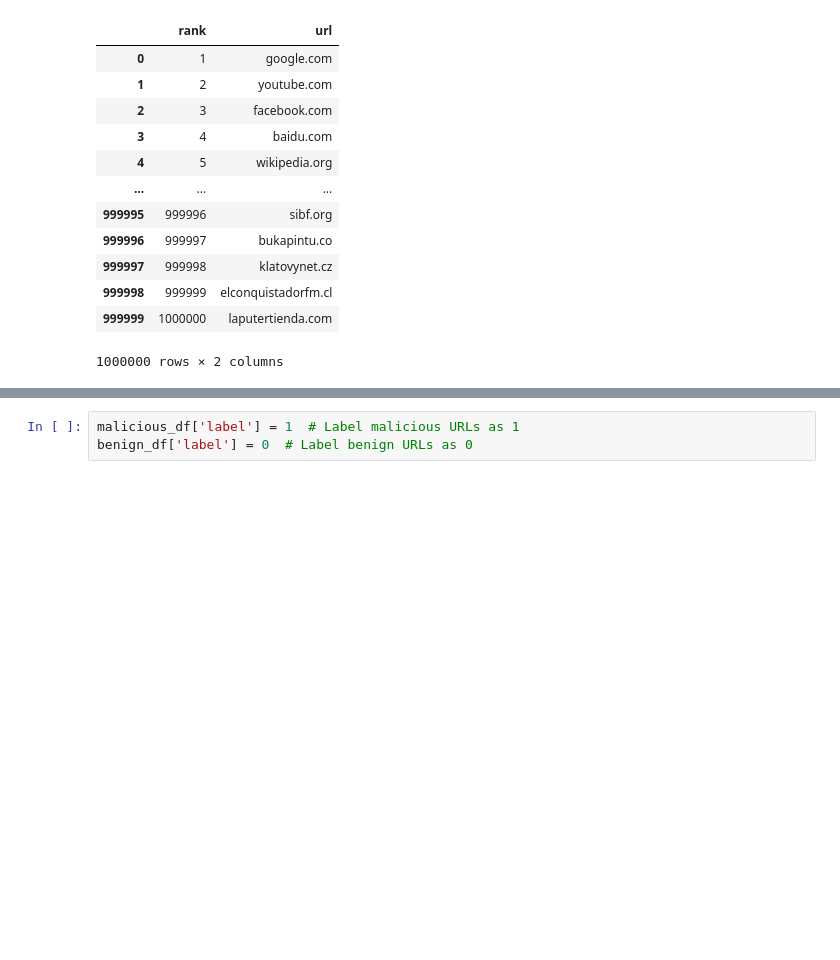
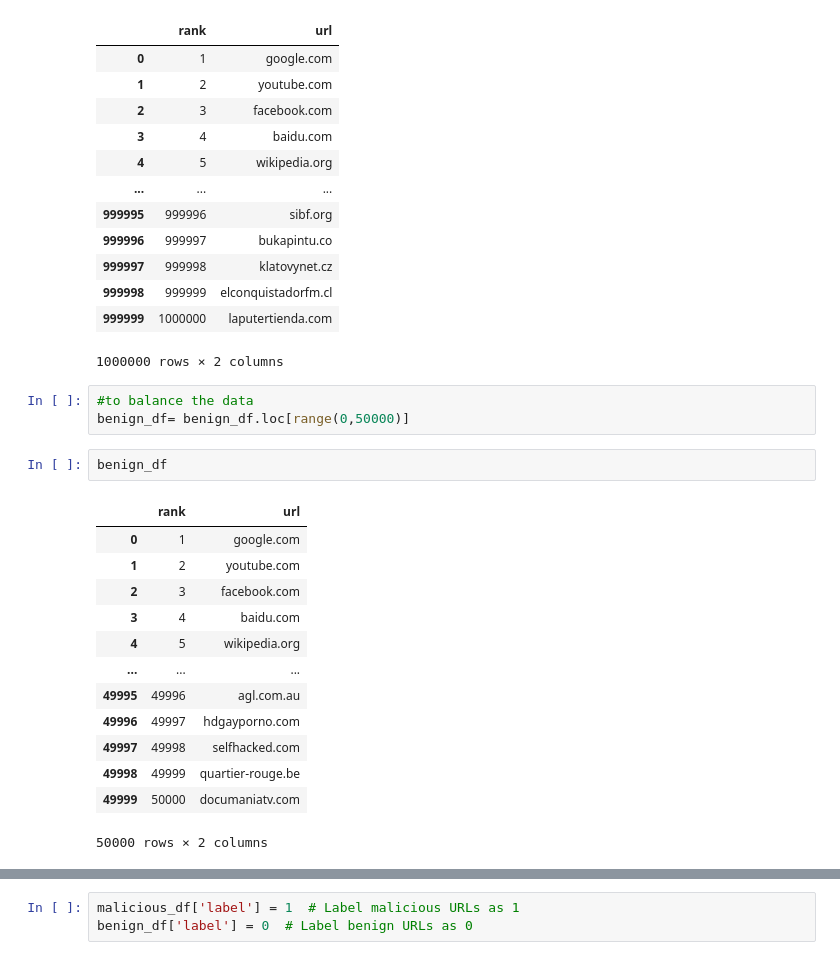
Before and after one commit to BarGoldman/Final-Project-Machine-Learning-Phishing-URL, a Jupyter notebook: model.ipynb, the cells around one changed output, grey strips where cells are left out. Drawn from its saved outputs; the diff is of its cells as text; blank space fills up the shorter version.

```diff
--- a/model.ipynb
+++ b/model.ipynb
@@ -81,6 +81,25 @@ benign_df
 | 999998 | 999999 | elconquistadorfm.cl |
 | 999999 | 1000000 | laputertienda.com |
 1000000 rows × 2 columns
+# %%
+#to balance the data
+benign_df= benign_df.loc[range(0,50000)]
+# %%
+benign_df
+# %% [output]
+|  | rank | url |
+| 0 | 1 | google.com |
+| 1 | 2 | youtube.com |
+| 2 | 3 | facebook.com |
+| 3 | 4 | baidu.com |
+| 4 | 5 | wikipedia.org |
+| ... | ... | ... |
+| 49995 | 49996 | agl.com.au |
+| 49996 | 49997 | hdgayporno.com |
+| 49997 | 49998 | selfhacked.com |
+| 49998 | 49999 | quartier-rouge.be |
+| 49999 | 50000 | documaniatv.com |
+50000 rows × 2 columns
 # %%
 missing_proportion = benign_df.apply(lambda x: sum(x.isna()) / len(benign_df))
 missing_proportion
```
Also changed, not shown: parts of 3 cells of this notebook.
